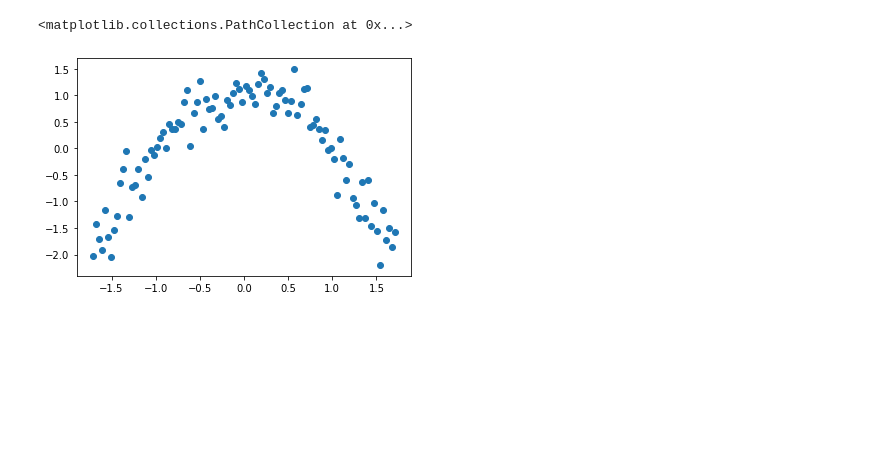
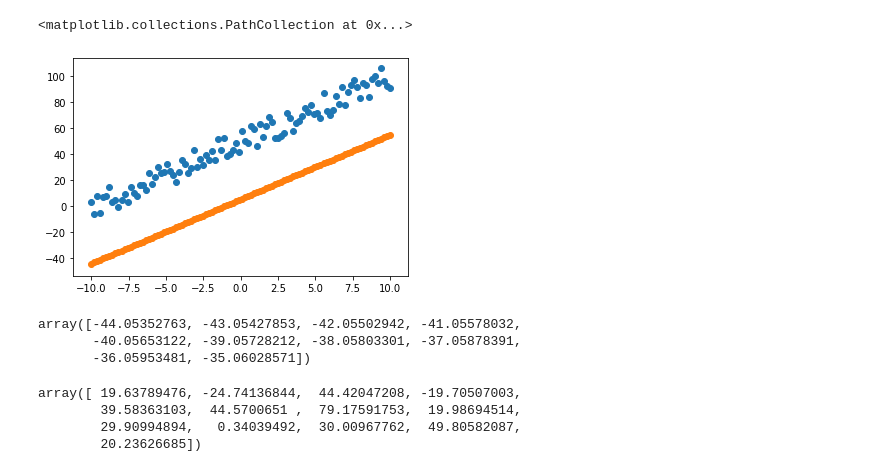
Before and after one commit to naman873/Python, a Jupyter notebook: twentysix/Untitled.ipynb, the cells around one changed output. Drawn from its saved outputs; the diff is of its cells as text; code cells hidden in the pictures; blank space fills up the shorter version.

```diff
--- a/twentysix/Untitled.ipynb
+++ b/twentysix/Untitled.ipynb
@@ -4,0 +54,34 @@ from sklearn.linear_model import LinearRegression
+# %%
+class Linear:
+
+    def __init__(self,lr=.01,maxstep=10):
+        self.lr=lr
+        self.max_step=maxstep
+
+    def fit(self,x,y):
+        self.coef=np.random.random()
+        self.intercept=np.random.random()
+
+        for i in range(self.max_step):
+            self.gradient_decent(x,y)
+
+    def gradient_decent(self,x,y):
+        delta_coef,delta_intercept=self.gradient(x,y)
+        print(delta_coef,delta_intercept)
+        self.coef+=delta_coef
+        self.intercept+=delta_intercept
+
+    def gradient(self,x,y):
+        yp=self.predicted(x)
+
+        d2em=np.mean((yp-y)*x)
+        d2ec=np.mean((yp-y))
+
+        return -d2em*self.lr , -d2ec*self.lr
+
+    def predicted(self,x):
+        return x*self.coef + self.intercept
+# %%
+a=Linear()
+# %%
+a.fit(x,y)
@@ -5,2 +99,21 @@ from sklearn.linear_model import LinearRegression
+# %%
+plt.scatter(x,y)
+plt.scatter(x,a.predicted(x))
+# %% [output]
+<matplotlib.collections.PathCollection at 0x...>
+[figure, added]
+# %%
+a.predicted(x[:10])
+# %% [output]
+array([-44.05352763, -43.05427853, -42.05502942, -41.05578032,
+       -40.05653122, -39.05728212, -38.05803301, -37.05878391,
+       -36.05953481, -35.06028571])
+# %%
+a.predicted(y[:13])
+# %% [output]
+array([ 19.63789476, -24.74136844,  44.42047208, -19.70507003,
+        39.58363103,  44.5700651 ,  79.17591753,  19.98694514,
+        29.90994894,   0.34039492,  30.00967762,  49.80582087,
+        20.23626685])
 # %%
 x=np.linspace(-100,100,100)
@@ -9,7 +123,2 @@ y=(x**2)+noise
 x_mod=(x-np.mean(x))/np.std(x)
 y_mod=-(y-np.mean(y))/(np.std(y))
-# %%
-plt.scatter(x_mod,y_mod)
-# %% [output]
-<matplotlib.collections.PathCollection at 0x...>
-[figure, removed]
```
Also changed, not shown: parts of 53 cells of this notebook, 13 other files.
